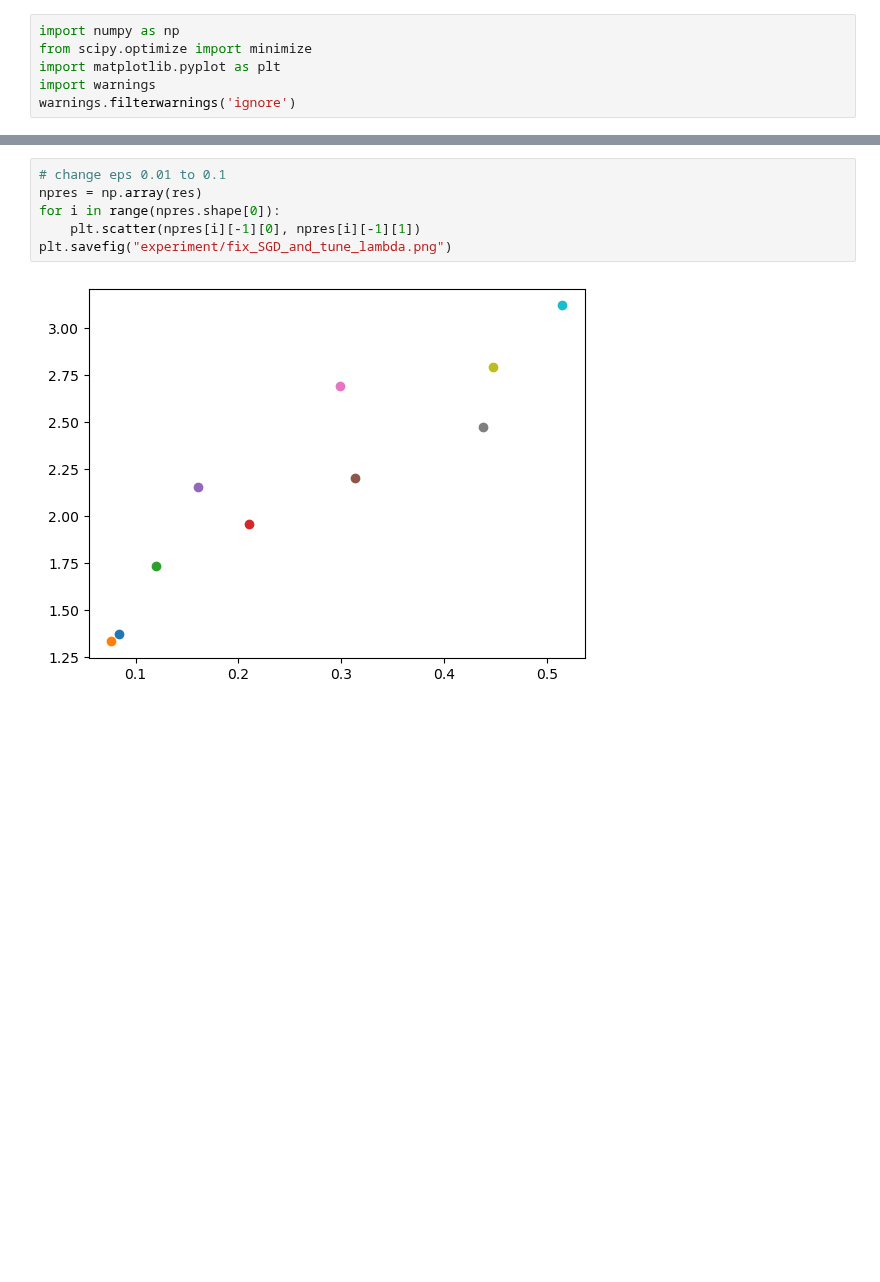
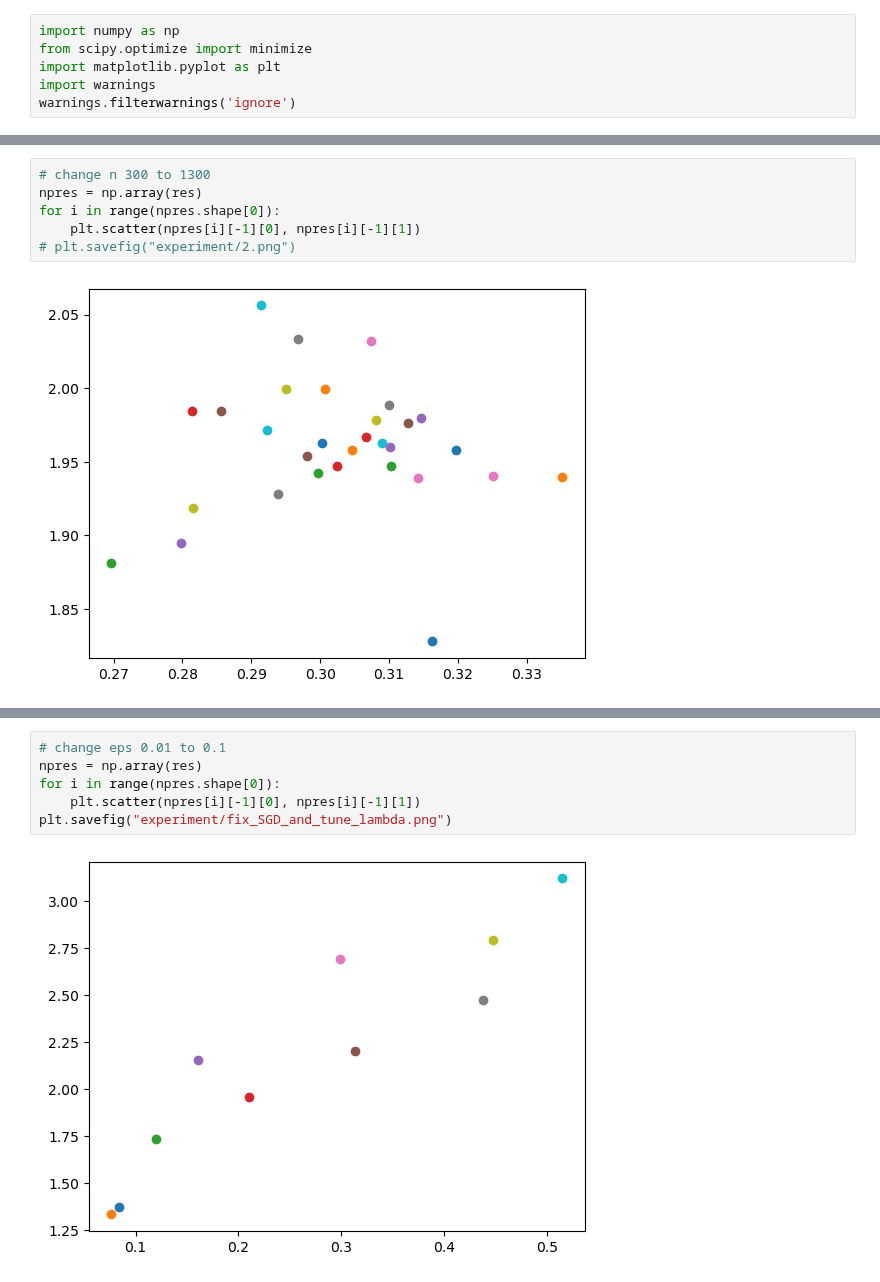
Before and after one commit to monarsan/robust-GAN, a Jupyter notebook: work/suto.ipynb, the cells around one changed output, grey strips where cells are left out. Saved outputs shown, nothing was run; the diff lists cells and outputs as text; blank space fills up the shorter version.

```diff
--- a/work/suto.ipynb
+++ b/work/suto.ipynb
@@ -87,0 +116,8 @@ for i in range(exper_iter):
+# %%
+# change n 300 to 1300
+npres = np.array(res)
+for i in range(npres.shape[0]):
+    plt.scatter(npres[i][-1][0], npres[i][-1][1])
+# plt.savefig("experiment/2.png")
+# %% [output]
+[figure, added]
```
Also changed, not shown: parts of 8 cells of this notebook.
